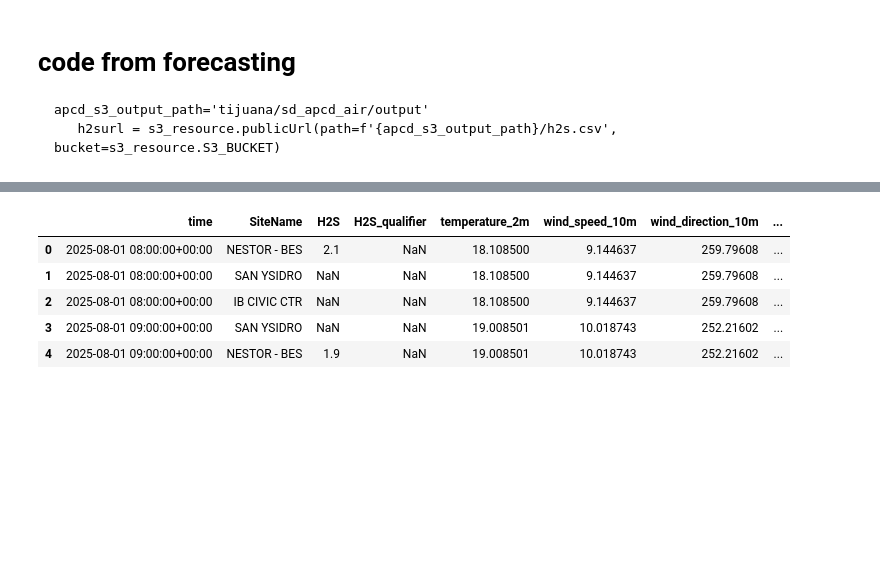
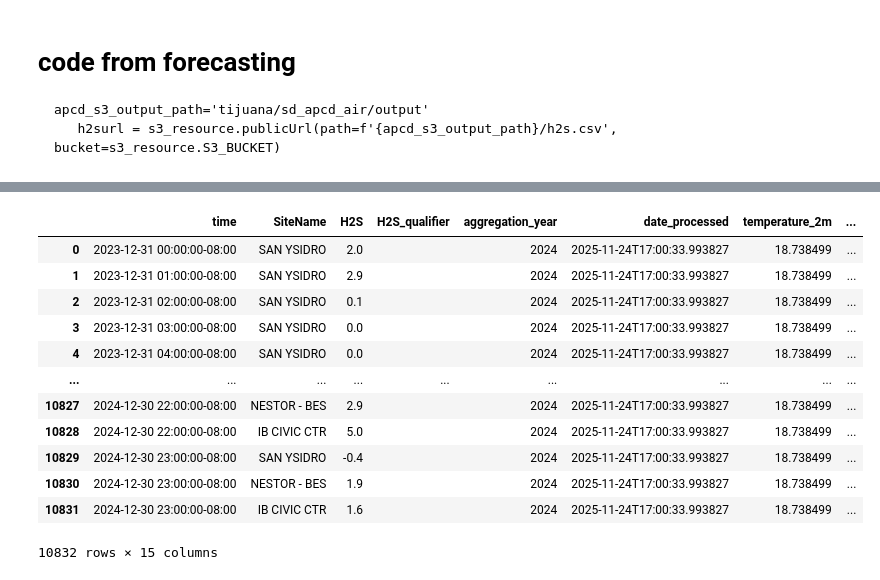
Before and after one commit to TheResilientCollective/resilient_workflows_public, a Jupyter notebook: workflows/public/notebooks/h2s_forecast_data.ipynb, the cells around one changed output, grey strips where cells are left out. Saved outputs shown, nothing was run; the diff lists cells and outputs as text; code cells hidden in the pictures; blank space fills up the shorter version.

Commit message:
update forecast merge notebook

```diff
--- a/workflows/public/notebooks/h2s_forecast_data.ipynb
+++ b/workflows/public/notebooks/h2s_forecast_data.ipynb
@@ -3,3 +3,15 @@ import pandas as pd
 from datetime import datetime
 
 import duckdb
+server="oss.resilientservice.mooo.com"
+bucket= "resilentpublic"
+bucket= "test"
+s3_setup="""CREATE OR REPLACE SECRET s3_credentials(
+    TYPE s3,
+
+    ENDPOINT 'oss.resilientservice.mooo.com',
+    URL_STYLE 'path'
+);
+"""
+con = duckdb.connect()
+con.execute(s3_setup)
@@ -23,16 +42,21 @@ streamflow_border_url = 'https://oss.resilientservice.mooo.com/resilentpublic/ti
 complaints_url='https://oss.resilientservice.mooo.com/resilentpublic/tijuana/sd_complaints/output/complaints_by_date.csv'
 # %%
 # clean h2s
-h2s_sensor_data_all = pd.read_csv(h2surl)
+hs2_files=f"s3://{bucket}/{h2s_base}/{parquet_pattern}"
+
+h2s_sensor_data_all=con.read_parquet(hs2_files).df()
+#h2s_sensor_data_all = pd.read_csv(h2surl)
 # using names causes a parsing error, do just drop after loading
-h2s_sensor_data_all = h2s_sensor_data_all.drop(['Original Value', 'Icons', 'level', 'Parameter', 'LongName', 'Site Name', 'Latitude',	'Longitude',	'AgencyName',	'geometry' ], axis=1)
+h2s_sensor_data_all = h2s_sensor_data_all.drop(['Original Value', 'Icons', 'level', 'Parameter', 'LongName', 'Site Name', 'Latitude',	'Longitude',	'AgencyName',], axis=1)
 h2s_sensor_data_all['time'] = pd.to_datetime(h2s_sensor_data_all['Date with time'], utc=True)
+h2s_sensor_data_all["time"] = h2s_sensor_data_all["time"].dt.tz_convert("America/Los_Angeles")
 h2s_sensor_data_all =  h2s_sensor_data_all.rename(columns={'Result': 'H2S', 'Qualifier':  'H2S_qualifier'})
 
 #2s_sensor_data_all.index = pd.to_datetime(h2s_sensor_data_all['Date with time']).dt.tz_localize('America/Los_Angeles', ambiguous=True)
 h2s_sensor_data_all = h2s_sensor_data_all.drop('Date with time', axis=1)
 h2s_sensor_data_all = h2s_sensor_data_all.set_index(pd.DatetimeIndex(h2s_sensor_data_all['time']))
 h2s_sensor_data_all = h2s_sensor_data_all.drop('time', axis=1)
+h2s_sensor_data_all.index = h2s_sensor_data_all.index.astype("datetime64[ns, America/Los_Angeles]")
 h2s_sensor_data_all = h2s_sensor_data_all.sort_index()
 h2s_sensor_data_all
 # %% [output]
@@ -95,0 +98,10 @@ weather_df
+# %%
+weather_files=f"s3://{bucket}/{forecast_base}/{csv_pattern}"
+weather_df=con.read_csv(weather_files).df()
+weather_df=weather_df.rename(columns={'date':'time'})
+weather_df["time"] = weather_df["time"].dt.tz_convert("America/Los_Angeles")
+weather_df = weather_df.set_index(pd.DatetimeIndex(weather_df['time']))
+weather_df = weather_df.drop(['time'], axis=1)
+weather_df.index = weather_df.index.astype("datetime64[ns, America/Los_Angeles]")
+weather_df = weather_df.sort_index()
+weather_df
@@ -96,12 +123,19 @@ weather_df
 # %%
 matched_df = pd.merge_asof(h2s_sensor_data_all, weather_df, left_on="time", right_on="time", direction="nearest")
-matched_df.head()
+matched_df
 # %% [output]
-|  | time | SiteName | H2S | H2S_qualifier | temperature_2m | wind_speed_10m | wind_direction_10m | ... |
-| 0 | 2025-08-01 08:00:00+00:00 | NESTOR - BES | 2.1 | NaN | 18.108500 | 9.144637 | 259.79608 | ... |
-| 1 | 2025-08-01 08:00:00+00:00 | SAN YSIDRO | NaN | NaN | 18.108500 | 9.144637 | 259.79608 | ... |
-| 2 | 2025-08-01 08:00:00+00:00 | IB CIVIC CTR | NaN | NaN | 18.108500 | 9.144637 | 259.79608 | ... |
-| 3 | 2025-08-01 09:00:00+00:00 | SAN YSIDRO | NaN | NaN | 19.008501 | 10.018743 | 252.21602 | ... |
-| 4 | 2025-08-01 09:00:00+00:00 | NESTOR - BES | 1.9 | NaN | 19.008501 | 10.018743 | 252.21602 | ... |
+|  | time | SiteName | H2S | H2S_qualifier | aggregation_year | date_processed | temperature_2m | ... |
+| 0 | 2023-12-31 00:00:00-08:00 | SAN YSIDRO | 2.0 |  | 2024 | 2025-11-24T17:00:33.993827 | 18.738499 | ... |
+| 1 | 2023-12-31 01:00:00-08:00 | SAN YSIDRO | 2.9 |  | 2024 | 2025-11-24T17:00:33.993827 | 18.738499 | ... |
+| 2 | 2023-12-31 02:00:00-08:00 | SAN YSIDRO | 0.1 |  | 2024 | 2025-11-24T17:00:33.993827 | 18.738499 | ... |
+| 3 | 2023-12-31 03:00:00-08:00 | SAN YSIDRO | 0.0 |  | 2024 | 2025-11-24T17:00:33.993827 | 18.738499 | ... |
+| 4 | 2023-12-31 04:00:00-08:00 | SAN YSIDRO | 0.0 |  | 2024 | 2025-11-24T17:00:33.993827 | 18.738499 | ... |
+| ... | ... | ... | ... | ... | ... | ... | ... | ... |
+| 10827 | 2024-12-30 22:00:00-08:00 | NESTOR - BES | 2.9 |  | 2024 | 2025-11-24T17:00:33.993827 | 18.738499 | ... |
+| 10828 | 2024-12-30 22:00:00-08:00 | IB CIVIC CTR | 5.0 |  | 2024 | 2025-11-24T17:00:33.993827 | 18.738499 | ... |
+| 10829 | 2024-12-30 23:00:00-08:00 | SAN YSIDRO | -0.4 |  | 2024 | 2025-11-24T17:00:33.993827 | 18.738499 | ... |
+| 10830 | 2024-12-30 23:00:00-08:00 | NESTOR - BES | 1.9 |  | 2024 | 2025-11-24T17:00:33.993827 | 18.738499 | ... |
+| 10831 | 2024-12-30 23:00:00-08:00 | IB CIVIC CTR | 1.6 |  | 2024 | 2025-11-24T17:00:33.993827 | 18.738499 | ... |
+10832 rows × 15 columns
 # %%
 # streamflow
```
Also changed, not shown: parts of 8 cells of this notebook.
